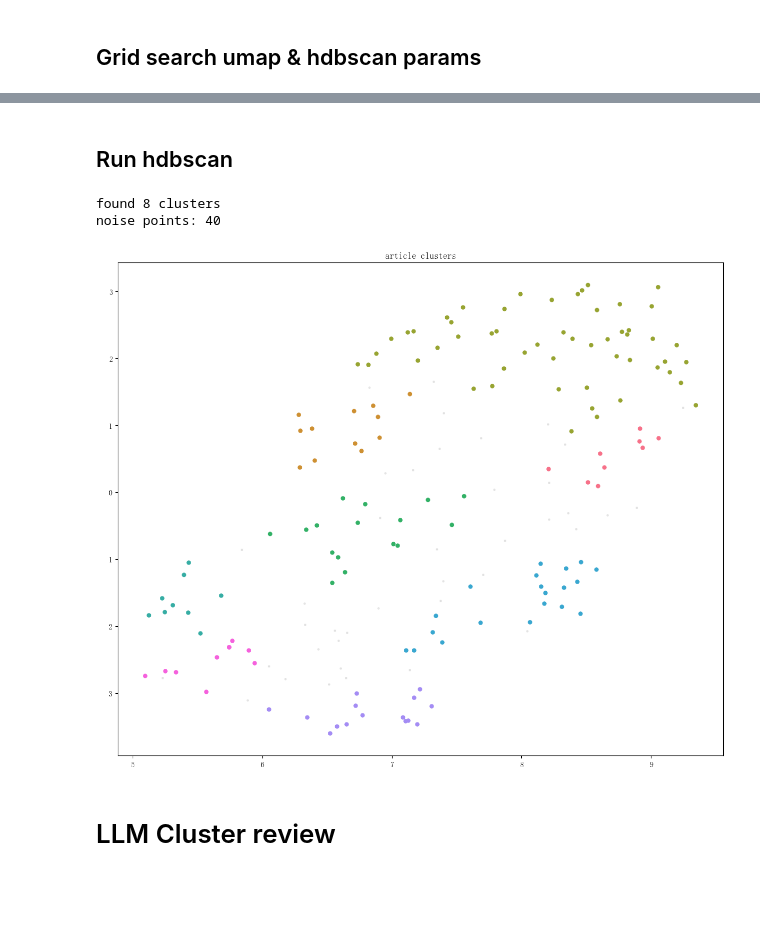
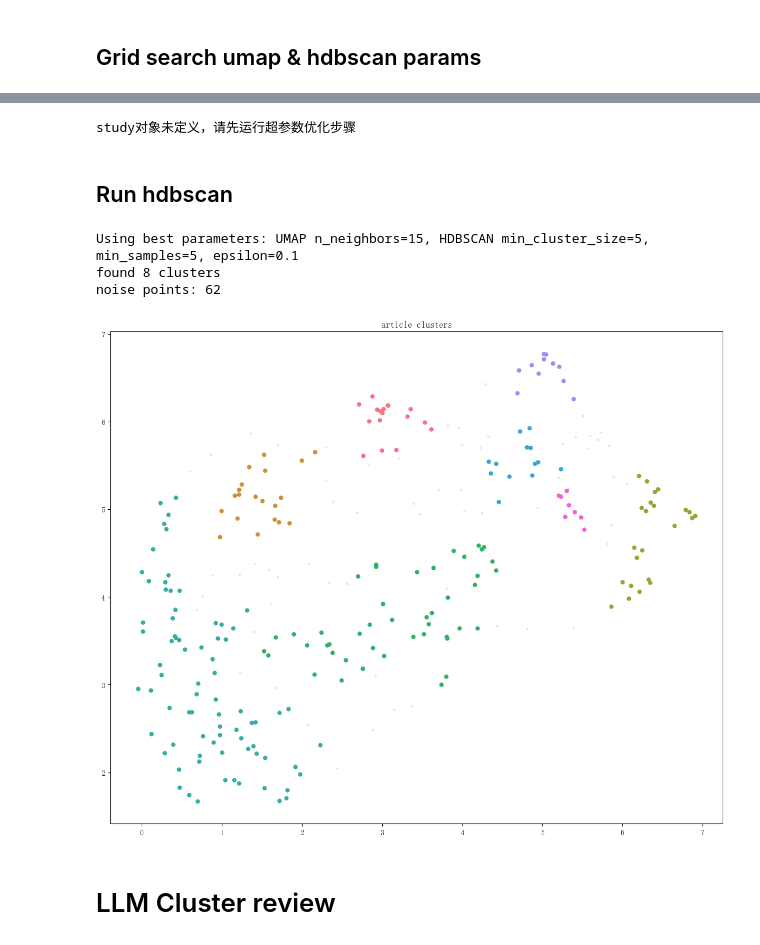
Before and after one commit to QuantaOverflow/meridian, a Jupyter notebook: apps/briefs/reportV5.ipynb, the cells around one changed output, grey strips where cells are left out. Drawn from its saved outputs; the diff is of its cells as text; code cells hidden in the pictures; blank space fills up the shorter version.

```diff
--- a/apps/briefs/reportV5.ipynb
+++ b/apps/briefs/reportV5.ipynb
@@ -286,3 +286,12 @@ best overall: 0.5074 with {'umap': {'n_neighbors': 10}, 'hdbscan': {'min_cluster
+# %%
+if 'study' in locals() or 'study' in globals():
+    # 使用最佳参数
+    best_params = study.best_trial.params
+    # 后续代码...
+else:
+    print("study对象未定义，请先运行超参数优化步骤")
+# %% [output]
+study对象未定义，请先运行超参数优化步骤
 # %% [markdown]
 ## Run hdbscan
 # %%
@@ -291,7 +300,16 @@ import seaborn as sns
 
 # You can now retrain UMAP/HDBSCAN with the best params on the full data if needed
 #best_params = study.best_trial.params
-# Example:
+# Use the best parameters from the grid search
+best_umap_n_neighbors = best_params['umap']['n_neighbors']
+best_hdbscan_min_cluster_size = best_params['hdbscan']['min_cluster_size']
+best_hdbscan_min_samples = best_params['hdbscan']['min_samples']
+best_hdbscan_epsilon = best_params['hdbscan']['epsilon']
+
+print(f"Using best parameters: UMAP n_neighbors={best_umap_n_neighbors}, "
+    f"HDBSCAN min_cluster_size={best_hdbscan_min_cluster_size}, "
+    f"min_samples={best_hdbscan_min_samples}, "
+    f"epsilon={best_hdbscan_epsilon}")
 # best_umap_n_neighbors = best_params['umap_n_neighbors']
 # best_hdbscan_min_cluster_size = best_params['hdbscan_min_cluster_size']
 # ... etc.
@@ -299,7 +317,7 @@ import seaborn as sns
 
 # use the optimized params
 umap_embeddings = umap.UMAP(
-    n_neighbors=10,
+    n_neighbors=best_umap_n_neighbors,
     n_components=10,  # bumped up from 5
     min_dist=0.0,
     metric="cosine",
@@ -308,9 +326,9 @@ umap_embeddings = umap.UMAP(
 
 # cluster with optimal params
 clusterer = hdbscan.HDBSCAN(
-    min_cluster_size= 8,
-    min_samples=5,
-    cluster_selection_epsilon=0.1,
+    min_cluster_size= best_hdbscan_min_cluster_size,
+    min_samples= best_hdbscan_min_samples,
+    cluster_selection_epsilon=best_hdbscan_epsilon,
     metric="euclidean",
     prediction_data=True,
 )
@@ -329,35 +347,36 @@ umap_2d = umap.UMAP(n_components=2, metric="cosine").fit_transform(all_embedding
 # plotting
 plt.figure(figsize=(12, 10))
 # plot noise points first (gray)
 plt.scatter(
     umap_2d[cluster_labels == -1, 0],
     umap_2d[cluster_labels == -1, 1],
     c="lightgray",
     s=5,
     alpha=0.5,
     label="noise",
 )
 
 # plot actual clusters with random colors
 unique_clusters = sorted(list(set(cluster_labels) - {-1}))
 palette = sns.color_palette("husl", len(unique_clusters))
 
 for i, cluster_id in enumerate(unique_clusters):
     plt.scatter(
         umap_2d[cluster_labels == cluster_id, 0],
         umap_2d[cluster_labels == cluster_id, 1],
         c=[palette[i]],
         s=25,
         label=f"cluster {cluster_id}",
     )
 
 plt.title("article clusters")
 plt.tight_layout()
 plt.show()
 # %% [output]
+Using best parameters: UMAP n_neighbors=15, HDBSCAN min_cluster_size=5, min_samples=5, epsilon=0.1
 found 8 clusters
-noise points: 40
+noise points: 62
-[figure, old version]
+[figure, new version]
 # %% [markdown]
 # LLM Cluster review
 # %%
```
Also changed, not shown: parts of 17 cells of this notebook, 30 other files.
